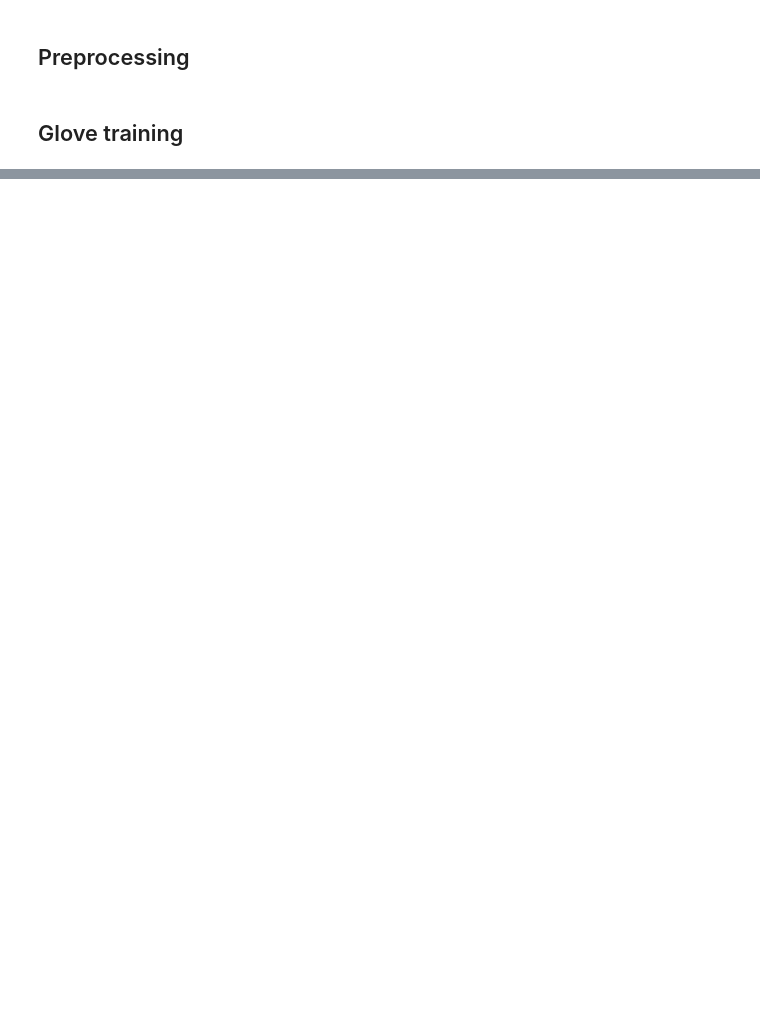
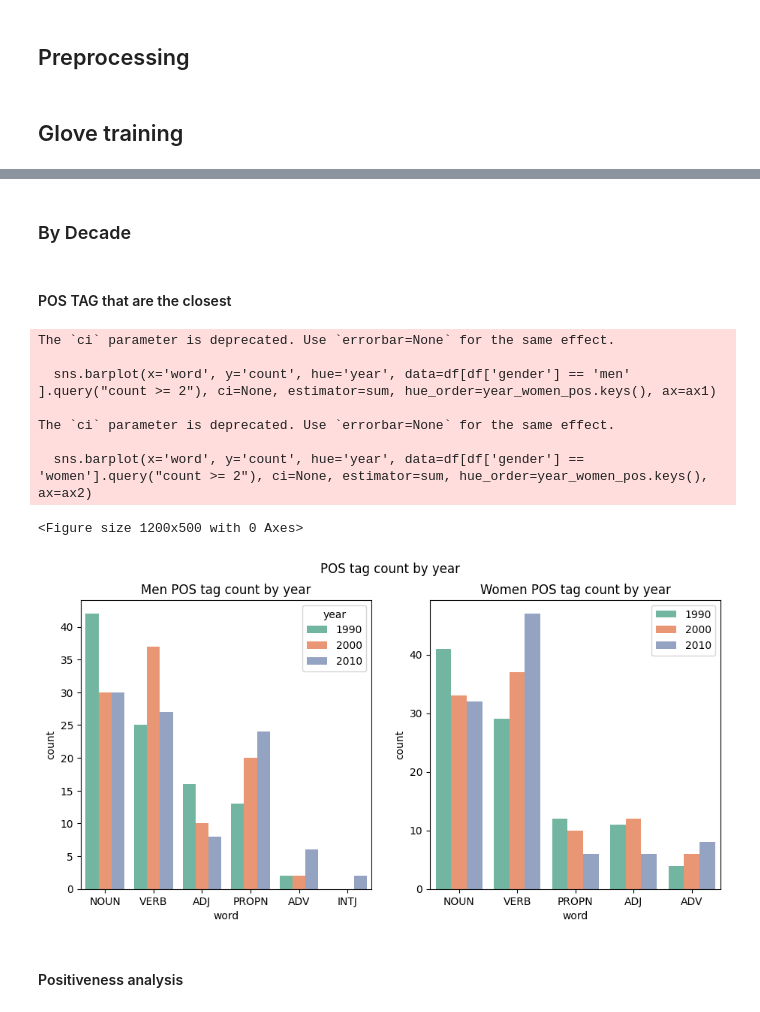
Before and after one commit to Owe1n/RapBiasAnalysis, a Jupyter notebook: biais_analysis.ipynb, the cells around one changed output, grey strips where cells are left out. Drawn from its saved outputs; the diff is of its cells as text; code cells hidden in the pictures; blank space fills up the shorter version.

```diff
--- a/biais_analysis.ipynb
+++ b/biais_analysis.ipynb
@@ -91,0 +374,6 @@ plot_most_similar(nlp.vocab[w] for w in ['king', 'goat', 'sweden', 'university',
+# %%
+for word in women_related_words.split(' '):
+    doc = anaylysis_nlp(word)
+    for token in doc:
+        if token.pos_ == 'VERB':
+            print(token.text)
@@ -91,0 +398,6 @@ plot_most_similar(nlp.vocab[w] for w in ['king', 'goat', 'sweden', 'university',
+# %%
+for word in men_related_words.split(' '):
+    doc = anaylysis_nlp(word)
+    for token in doc:
+        if token.pos_ == 'VERB':
+            print(token.text)
@@ -91,0 +495,2 @@ plot_most_similar(nlp.vocab[w] for w in ['king', 'goat', 'sweden', 'university',
+# %% [markdown]
+### By Decade
@@ -91,0 +516,2 @@ plot_most_similar(nlp.vocab[w] for w in ['king', 'goat', 'sweden', 'university',
+# %% [markdown]
+#### POS TAG that are the closest
@@ -91,0 +543,47 @@ plot_most_similar(nlp.vocab[w] for w in ['king', 'goat', 'sweden', 'university',
+# %%
+custom_palette = ["#66c2a5", "#fc8d62", "#8da0cb"]
+sns.set_palette(custom_palette)
+# %%
+
+plt.figure(figsize=(12,5))
+df_list_women = []
+df_list_men = []
+for year, pos_list in year_women_pos.items():
+    df = pd.DataFrame(pos_list, columns=["word", "count"])
+    df['year'] = year
+    df['gender'] = 'women'
+    df_list_women.append(df)
+
+for year, pos_list in year_men_pos.items():
+    df = pd.DataFrame(pos_list, columns=["word", "count"])
+    df['year'] = year
+    df['gender'] = 'men'
+    df_list_men.append(df)
+
+df = pd.concat(df_list_women+df_list_men, ignore_index=True)
+
+fig, (ax1, ax2) = plt.subplots(1, 2, figsize=(11,5))
+
+# First plot (men)
+sns.barplot(x='word', y='count', hue='year', data=df[df['gender'] == 'men' ].query("count >= 2"), ci=None, estimator=sum, hue_order=year_women_pos.keys(), ax=ax1)
+ax1.set_title("Men POS tag count by year")
+
+# Second plot (women)
+sns.barplot(x='word', y='count', hue='year', data=df[df['gender'] == 'women'].query("count >= 2"), ci=None, estimator=sum, hue_order=year_women_pos.keys(), ax=ax2)
+ax2.set_title("Women POS tag count by year")
+
+plt.suptitle("POS tag count by year")
+plt.legend(loc='upper right')
+plt.show()
+# %% [output]
+The `ci` parameter is deprecated. Use `errorbar=None` for the same effect.
+
+  sns.barplot(x='word', y='count', hue='year', data=df[df['gender'] == 'men' ].query("count >= 2"), ci=None, estimator=sum, hue_order=year_women_pos.keys(), ax=ax1)
+
+The `ci` parameter is deprecated. Use `errorbar=None` for the same effect.
+
+  sns.barplot(x='word', y='count', hue='year', data=df[df['gender'] == 'women'].query("count >= 2"), ci=None, estimator=sum, hue_order=year_women_pos.keys(), ax=ax2)
+<Figure size 1200x500 with 0 Axes>
+[figure, added]
+# %% [markdown]
+#### Positiveness analysis
```
Also changed, not shown: parts of 68 cells of this notebook, 28 other files.
